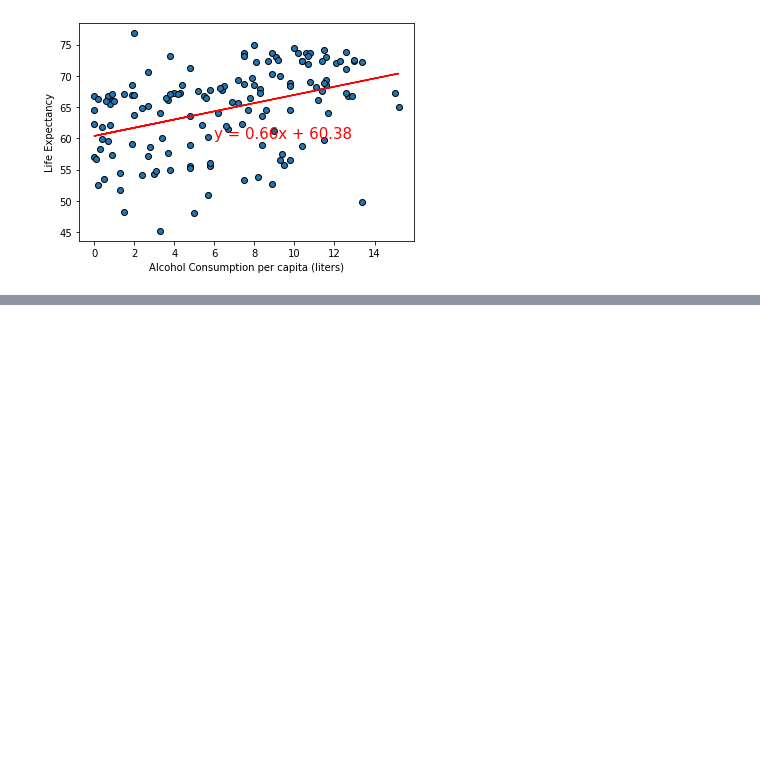
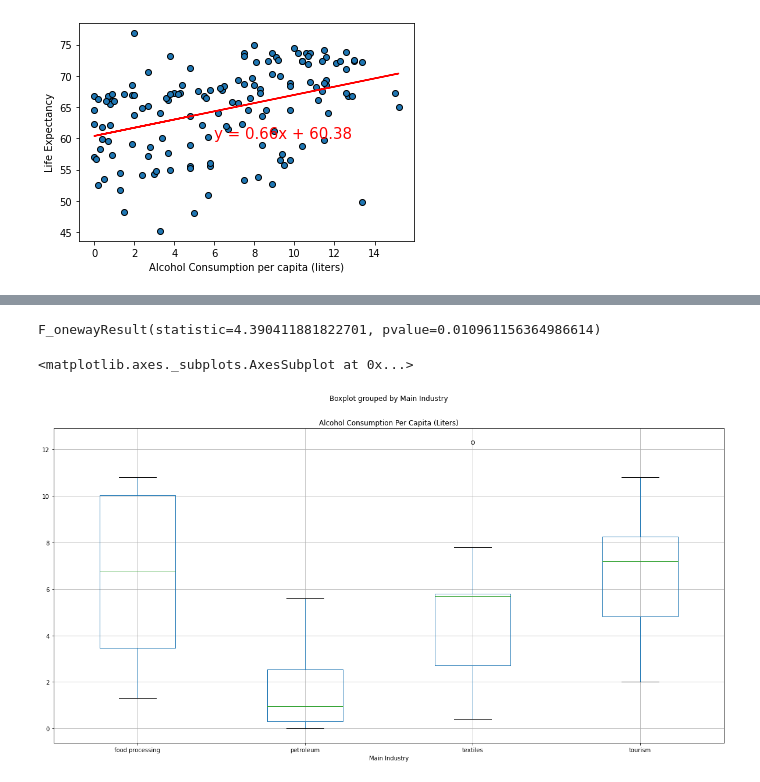
Before and after one commit to reccleston/data-analysis-project-1, a Jupyter notebook: nadia/project_work_2021.ipynb, the cells around one changed output, grey strips where cells are left out. Cells and saved outputs as stored; diff of their text form; code cells hidden in the pictures; blank space fills up the shorter version.

Commit message:
boxplots

```diff
--- a/nadia/project_work_2021.ipynb
+++ b/nadia/project_work_2021.ipynb
@@ -256,0 +263,11 @@ city_data_df.sample(25)
+# %%
+stats.f_oneway(group1, group2, group3, group4)
+# %% [output]
+F_onewayResult(statistic=4.390411881822701, pvalue=0.010961156364986614)
+# %%
+main_industry_data = gdp_and_life_expectancy_df.loc[(gdp_and_life_expectancy_df["Main Industry"]=="tourism") | (gdp_and_life_expectancy_df["Main Industry"]=="textiles") | (gdp_and_life_expectancy_df["Main Industry"]=="petroleum") | (gdp_and_life_expectancy_df["Main Industry"]=="food processing")]
+# %%
+main_industry_data.boxplot("Alcohol Consumption Per Capita (Liters)", by="Main Industry", figsize=(20, 10))
+# %% [output]
+<matplotlib.axes._subplots.AxesSubplot at 0x...>
+[figure, added]
```
Also changed, not shown: parts of 3 cells of this notebook, 1 other file.
